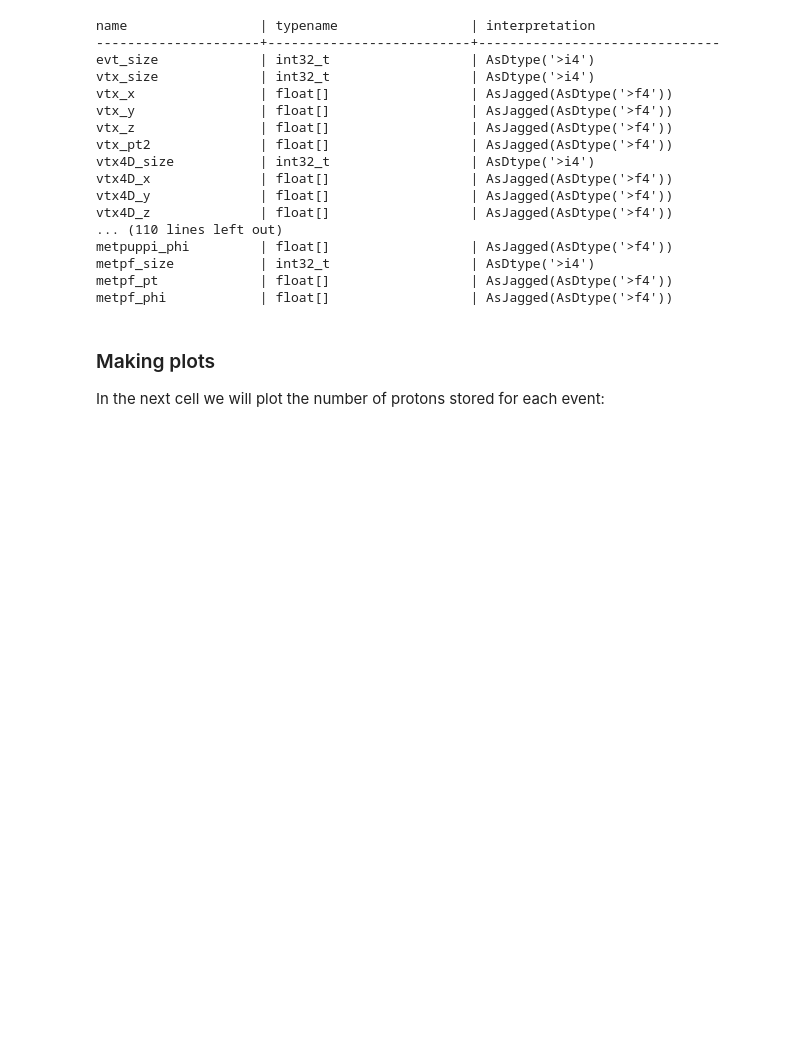
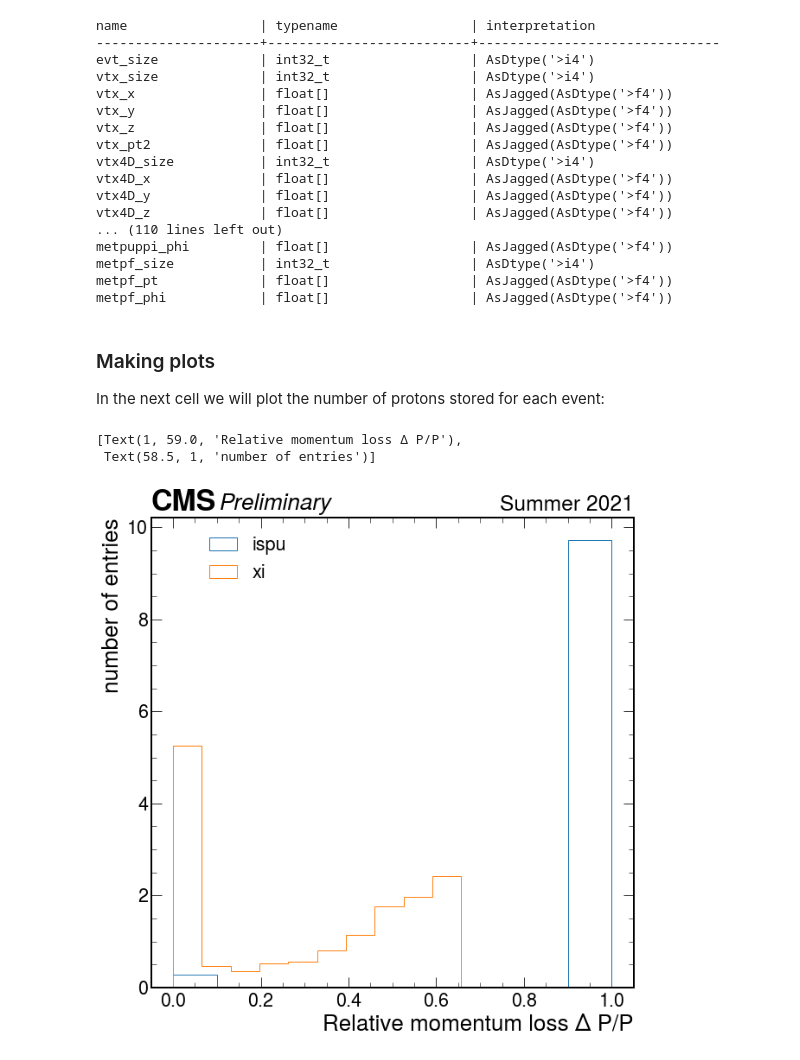
Before and after one commit to jloemker/SWAN, a Jupyter notebook: Exploration-notebook.ipynb, the cells around one changed output. Drawn from its saved outputs; the diff is of its cells as text; code cells hidden in the pictures; blank space fills up the shorter version.

```diff
--- a/Exploration-notebook.ipynb
+++ b/Exploration-notebook.ipynb
@@ -67,5 +69,27 @@ In the next cell we will plot the number of protons stored for each event:
 # %%
 # read array of protons
 proton_size = tree['genproton_size'].array(library="pd")
+# signal
+proton_xi = tree['genproton_xi'].array(library ="pd")
+# pileup
+proton_ispu = tree['genproton_ispu'].array(library ="pd")
+# %%
+# plot a histogram of proton multiplicity
+f, ax = plt.subplots()
+plt.hist(proton_ispu, histtype='step', density = True)
+plt.hist(proton_xi, histtype='step', density = True)
+
+#create legend
+labels= ['ispu','xi']
+#add different labels to the plot and save to a file
+hep.cms.label(llabel="Preliminary", rlabel="Summer 2021", ax=ax)
+ax.legend(labels,loc='upper center', bbox_to_anchor=(0.2, 1.0));
+
+ax.set(xlabel='Relative momentum loss \u0394 P/P', ylabel='number of entries')
+#plt.savefig('ProtonPlots/ispu_xi_combined.png')
+# %% [output]
+[Text(1, 59.0, 'Relative momentum loss Δ P/P'),
+ Text(58.5, 1, 'number of entries')]
+[figure, added]
 # %%
 #convert the array to histogram with defined number of bins
```
Also changed, not shown: parts of 17 cells of this notebook, 1 other file.
